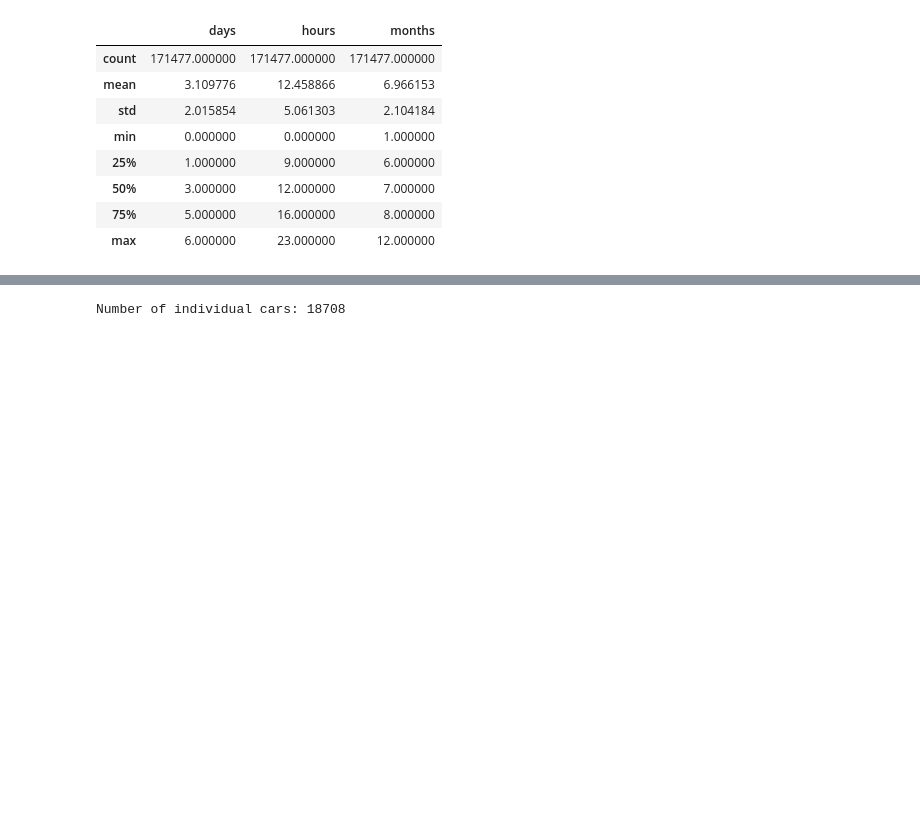
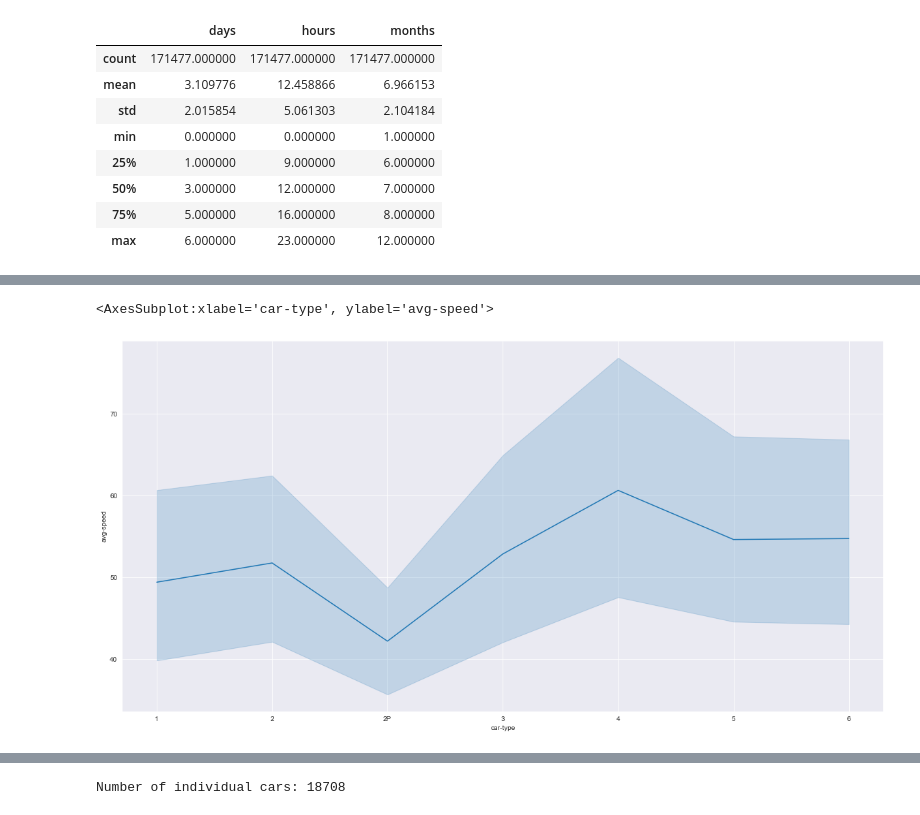
Before and after one commit to dollberk/Patterns_of_Life_Capstone, a Jupyter notebook: Capstone_Final.ipynb, the cells around one changed output, grey strips where cells are left out. Cells and saved outputs as stored; diff of their text form; code cells hidden in the pictures; blank space fills up the shorter version.

```diff
--- a/Capstone_Final.ipynb
+++ b/Capstone_Final.ipynb
@@ -425,0 +447,9 @@ plt.show()
+# %%
+sns.lineplot(x=speed_df['car-type'], y=speed_df['avg-speed'])
+#The type of car with the lowest average speed is 2P, or, the park service vehicles.
+#The type of car with the highest average speed is 4, or, 4 axel trucks (trucks with 8 to 14 wheels)
+#Larger vehicles tend to travel at higher speeds through the preserve, this may be due to the fact that smaller, passenger cars are
+#interested in the view of their surrounding while driving or that they are unfamiliar with the area
+# %% [output]
+<AxesSubplot:xlabel='car-type', ylabel='avg-speed'>
+[figure, added]
```
Also changed, not shown: parts of 21 cells of this notebook.
